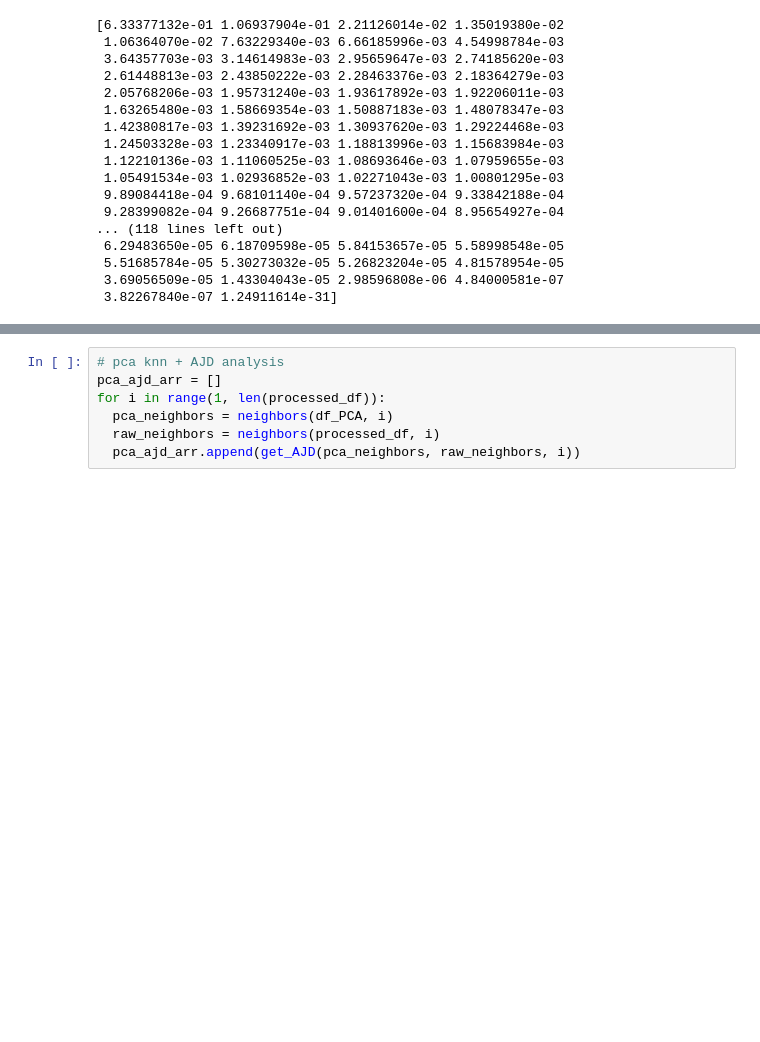
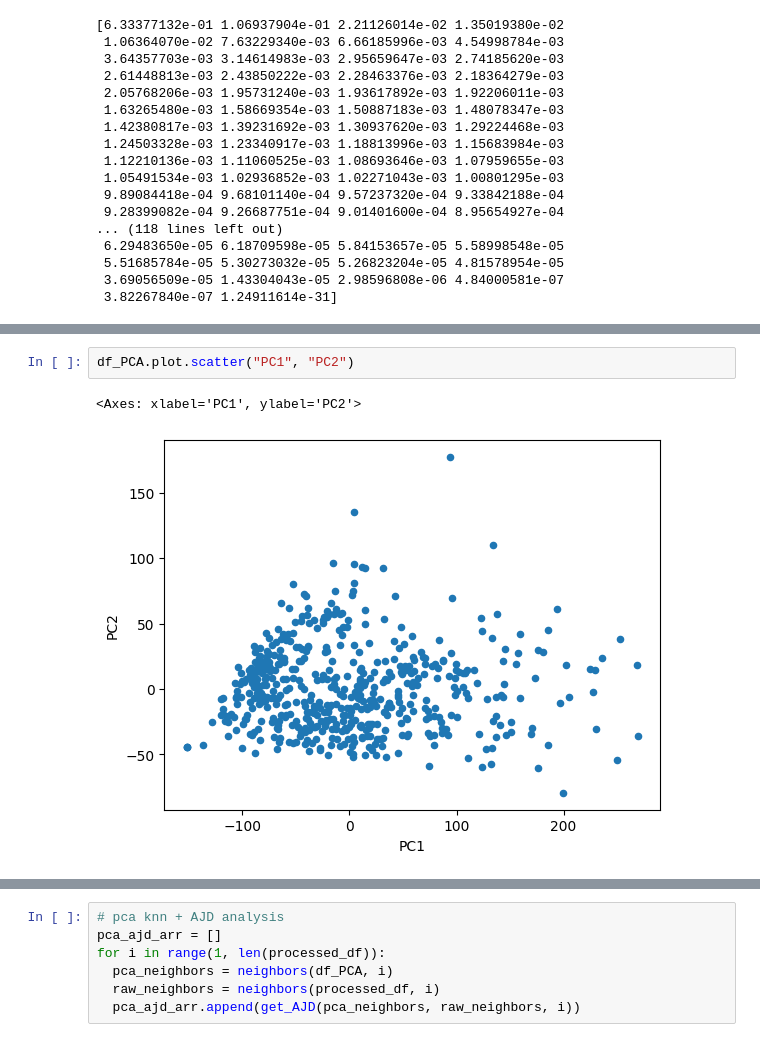
Before and after one commit to cdkostov/crazy-insane-research, a Jupyter notebook: AJDandKNN.ipynb, the cells around one changed output, grey strips where cells are left out. Cells and saved outputs as stored; diff of their text form; blank space fills up the shorter version.

```diff
--- a/AJDandKNN.ipynb
+++ b/AJDandKNN.ipynb
@@ -114,0 +137,5 @@ df_PCA
+# %%
+df_PCA.plot.scatter("PC1", "PC2")
+# %% [output]
+<Axes: xlabel='PC1', ylabel='PC2'>
+[figure, added]
```
Also changed, not shown: parts of 5 cells of this notebook.
